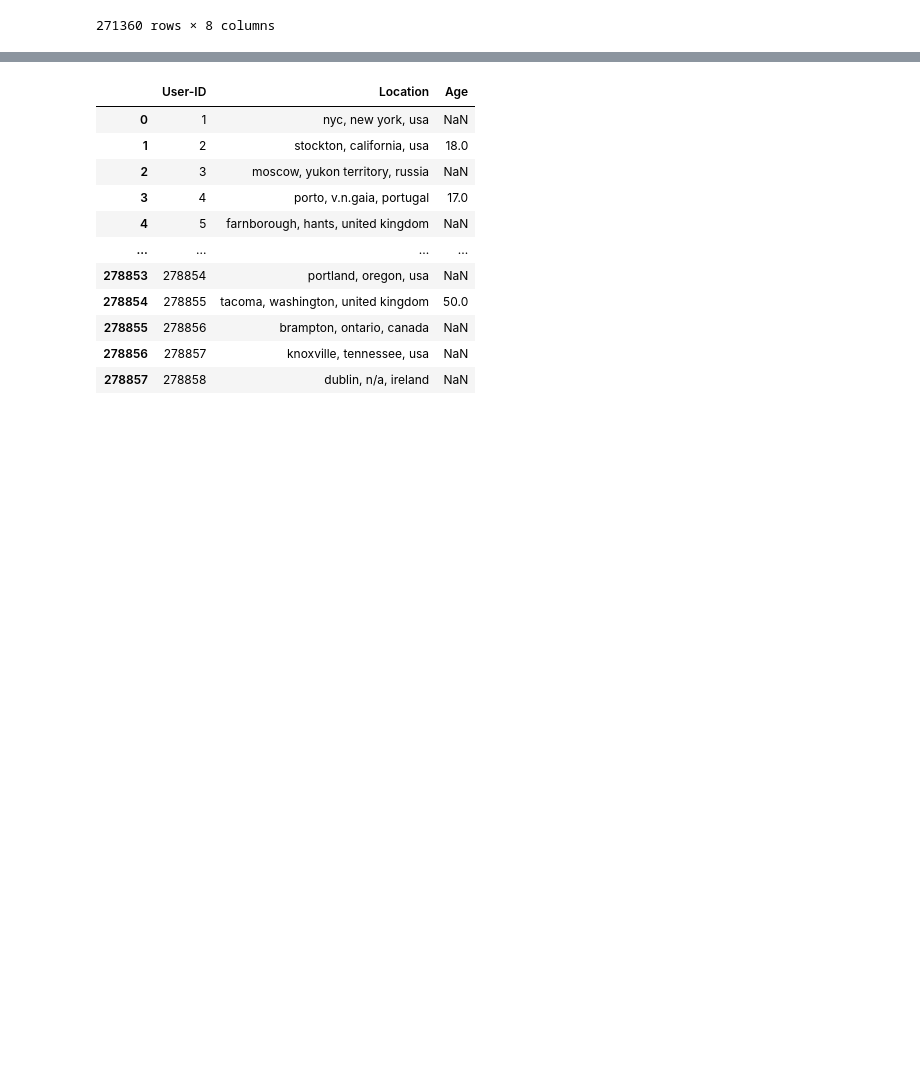
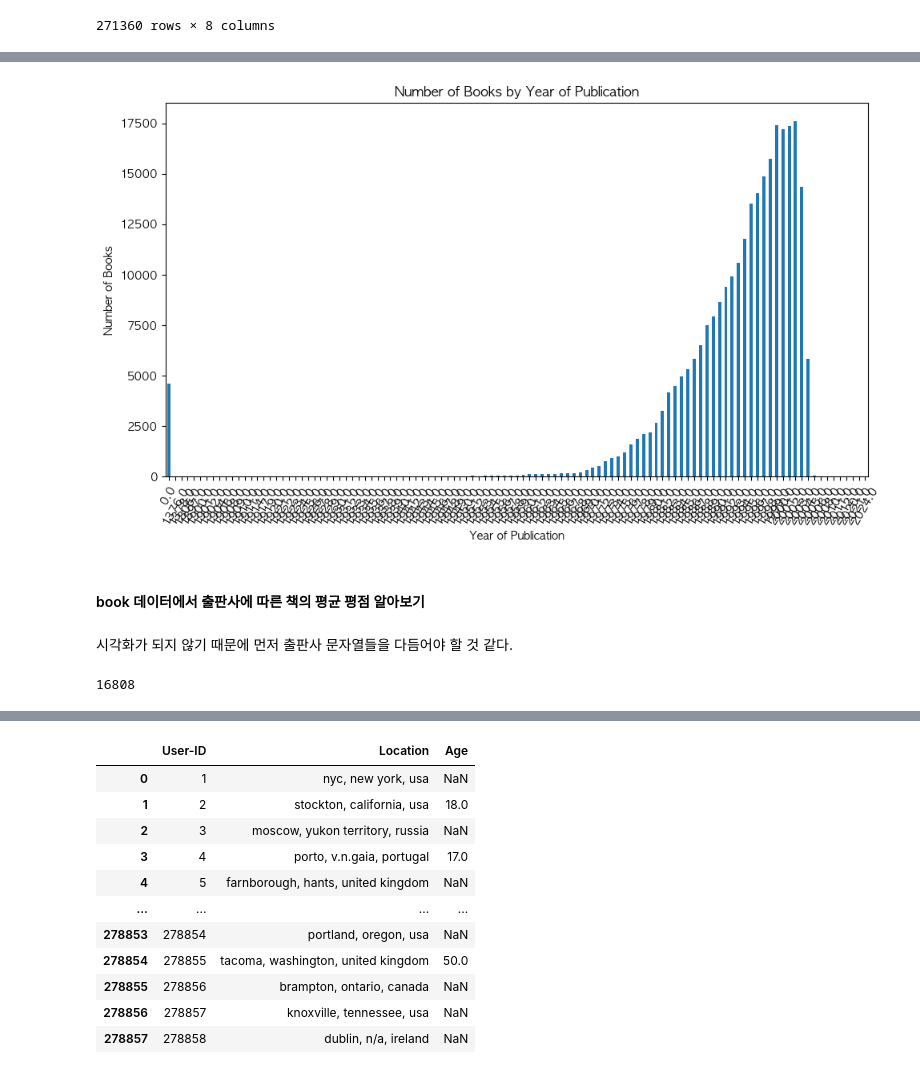
Before and after one commit to kimminyoung0/bookRecommendation, a Jupyter notebook: DataAnalysis.ipynb, the cells around one changed output, grey strips where cells are left out. Cells and saved outputs as stored; diff of their text form; code cells hidden in the pictures; blank space fills up the shorter version.

```diff
--- a/DataAnalysis.ipynb
+++ b/DataAnalysis.ipynb
@@ -31,0 +81,10 @@ book
+# %%
+def convert_to_int_or_nan(value):
+    try:
+        return int(value)
+    except ValueError:
+        return np.nan
+
+# 'Year-Of-Publication' : 숫자로 변환하거나 변환 불가능한 경우 NaN으로 변환
+book['Year-Of-Publication'] = book['Year-Of-Publication'].apply(lambda x: convert_to_int_or_nan(x))
+book['Year-Of-Publication'].value_counts().sort_index()
@@ -31,0 +122,5 @@ book
+# %%
+book_dp = book.copy()
+book_dp.loc[book_dp['Year-Of-Publication'] > 2024, 'Year-Of-Publication'] = 0
+book_dp['Year-Of-Publication'] = book_dp['Year-Of-Publication'].apply(lambda x: int(x) if pd.notnull(x) else x)
+book_dp
@@ -31,0 +141,19 @@ book
+# %%
+book_dp['Year-Of-Publication'] = pd.to_numeric(book_dp['Year-Of-Publication'], errors='coerce')
+
+year_counts = book_dp.groupby('Year-Of-Publication').size()
+
+plt.figure(figsize=(10, 6))
+year_counts.plot(kind='bar')
+plt.title('Number of Books by Year of Publication')
+plt.xlabel('Year of Publication')
+plt.ylabel('Number of Books')
+plt.xticks(rotation=60)
+plt.tight_layout()
+plt.show()
+# %% [output]
+[figure, added]
+# %% [markdown]
+#### book 데이터에서 출판사에 따른 책의 평균 평점 알아보기
+# %% [markdown]
+시각화가 되지 않기 때문에 먼저 출판사 문자열들을 다듬어야 할 것 같다.
@@ -31,0 +162,4 @@ book
+# %%
+len(book['Publisher'].unique())
+# %% [output]
+16808
```
Also changed, not shown: parts of 29 cells of this notebook.
